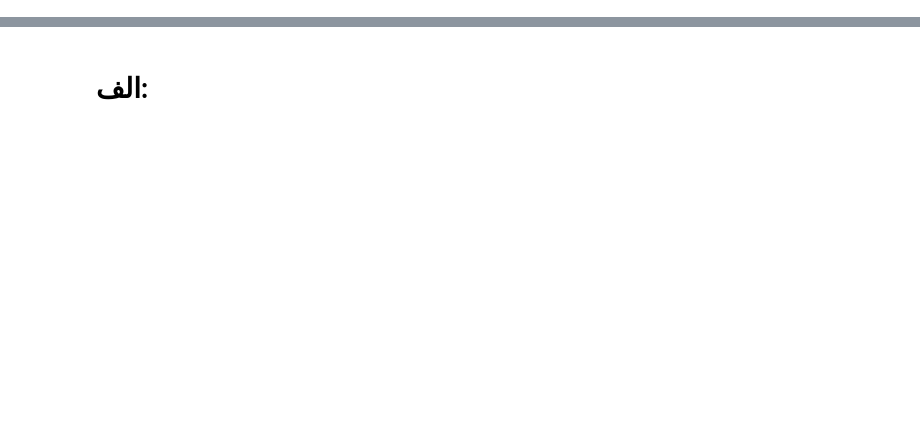
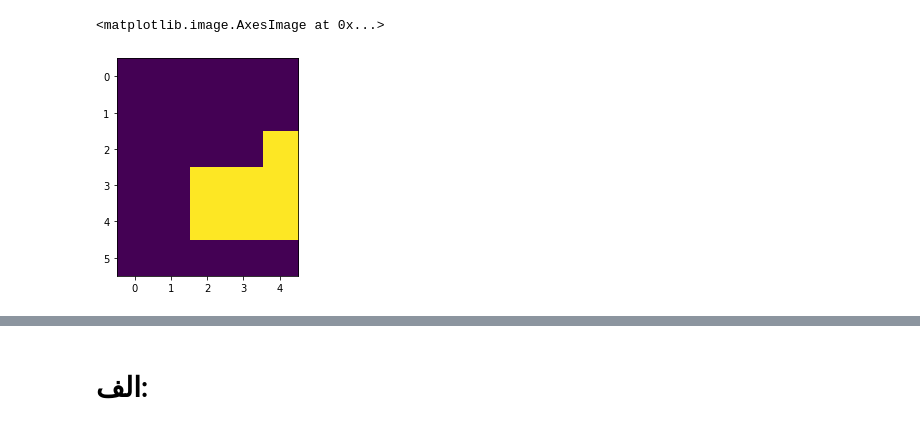
Before and after one commit to parsaeisa/computer_vision, a Jupyter notebook: HW8/tamrin8/HW[8].ipynb, the cells around one changed output, grey strips where cells are left out. Drawn from its saved outputs; the diff is of its cells as text; code cells hidden in the pictures; blank space fills up the shorter version.

```diff
--- a/HW8/tamrin8/HW[8].ipynb
+++ b/HW8/tamrin8/HW[8].ipynb
@@ -5,0 +70,7 @@
+# %%
+# dilate :
+img = cv2.dilate(img ,strc_elem , cv2.BORDER_CONSTANT, iterations=1)
+plt.imshow(img)
+# %% [output]
+<matplotlib.image.AxesImage at 0x...>
+[figure, added]
```
Also changed, not shown: parts of 25 cells of this notebook.
